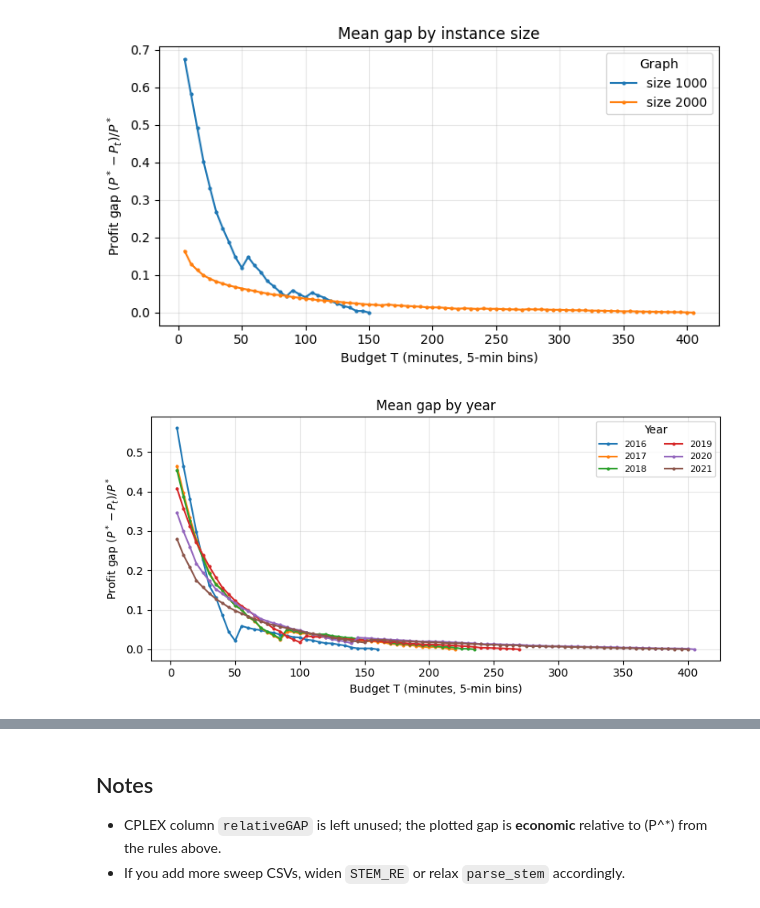
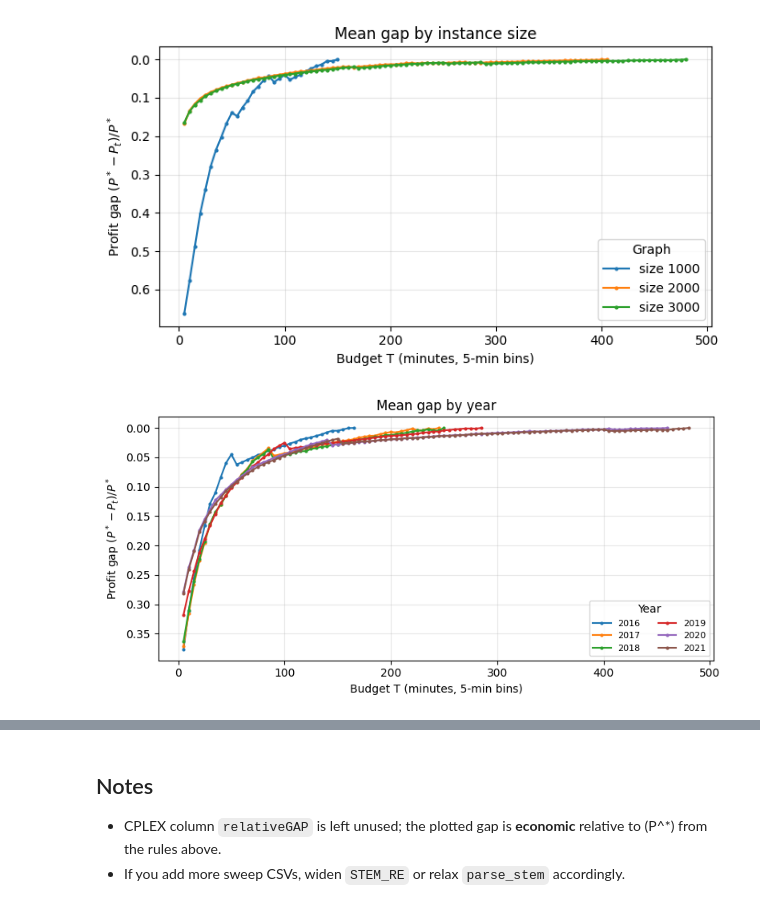
Before and after one commit to matheusdiogenesandrade/CBRP, a Jupyter notebook: reports/path_sweep_profit_gap.ipynb, the cells around one changed output, grey strips where cells are left out. Saved outputs shown, nothing was run; the diff lists cells and outputs as text; code cells hidden in the pictures.

```diff
--- a/reports/path_sweep_profit_gap.ipynb
+++ b/reports/path_sweep_profit_gap.ipynb
@@ -45,7 +61,7 @@ REL_BIN_WIDTH = 0.05  # fraction of per-file T_max
 STEM_RE = re.compile(
     #r"^notified-alto-santo-(?P<size>1000|2000|3000)-(?P<year>20\d{2})\.csv$"
     #r"^brkga-notified-limoeiro-(?P<size>1000|2000|3000)-(?P<year>20\d{2})\.csv$"
-    r"^brkga-notified-limoeiro-(?P<size>1000|2000)-(?P<year>20\d{2})\.(csv|txt)$"
+    r"^brkga-notified-limoeiro-(?P<size>1000|2000|3000)-(?P<year>20\d{2})\.(csv|txt)$"
 )
 
 
@@ -72,8 +88,12 @@ def reference_profit(df: pd.DataFrame, stem: str) -> Tuple[float, str]:
     return float(df["_cost"].max()), "max_cost_fallback"
 
 
-def load_sweep_csvs(data_dir: Path) -> pd.DataFrame:
-    paths = sorted(data_dir.glob(GLOB_PATTERN))
+def load_sweep_csvs(
+    data_dir: Path,
+    glob_pattern: str = GLOB_PATTERN,
+    method_label: str = METHOD_LABEL,
+) -> pd.DataFrame:
+    paths = sorted(data_dir.glob(glob_pattern))
     frames: List[pd.DataFrame] = []
     for p in paths:
         meta = parse_stem(p)
@@ -83,17 +103,25 @@ def load_sweep_csvs(data_dir: Path) -> pd.DataFrame:
         raw = pd.read_csv(p)
         p_star, rule = reference_profit(raw, p.name)
         raw["source_file"] = p.name
+        raw["method"] = method_label
         raw["size"] = size
         raw["year"] = int(year)
         raw["P_star"] = p_star
         raw["P_star_rule"] = rule
         frames.append(raw)
     if not frames:
-        raise FileNotFoundError(f"No CSVs matching {GLOB_PATTERN} under {data_dir}")
+        raise FileNotFoundError(f"No CSVs matching {glob_pattern} under {data_dir}")
     out = pd.concat(frames, ignore_index=True)
     return out
 
 
+# Single method (default). For ratio profiles, concat multiple loads, e.g.:
+# frames = [
+#     load_sweep_csvs(DATA_DIR, "solutions/brkga-notified-limoeiro-*.*", "BRKGA"),
+#     load_sweep_csvs(DATA_DIR, "solutions/path-notified-limoeiro-*.*", "Path"),
+# ]
+# df_raw = pd.concat(frames, ignore_index=True)
+
 df_raw = load_sweep_csvs(DATA_DIR)
 print(f"Loaded {df_raw['source_file'].nunique()} files, {len(df_raw)} rows")
 print(df_raw.groupby("source_file")["P_star"].first().sort_index().to_string())
@@ -149,0 +182,11 @@ df[["budget_T", "P_t", "P_star", "profit_gap", "terminal", "source_file", "size"
+# %%
+# Per-case reference budget and profit (one row per sweep file)
+case_table = (
+    df.groupby("source_file", as_index=False)
+    .agg(T_max=("budget_T", "max"), P_star=("P_star", "first"))
+    .rename(columns={"source_file": "case_name"})
+    .sort_values("case_name")
+    .reset_index(drop=True)
+)
+case_table.to_csv("relation_budget_profit_gap.csv", index=False)
+case_table
@@ -285,31 +726,33 @@ ax.set_ylabel("Profit gap $(P^* - P_t) / P^*$")
 ax.set_title("Mean gap by instance size")
 ax.grid(True, alpha=0.3)
 ax.legend(title="Graph")
+ax.invert_yaxis()
 plt.tight_layout()
 # %% [output]
-[figure, old version]
+[figure, new version]
 # %%
 plt.show()
 # %%
 # Optional: mean gap by calendar year (3 instances per year)
 fig, ax = plt.subplots(figsize=(8, 4))
 for yr, sub in df.groupby("year"):
     gb = (
         sub.groupby("budget_bin", as_index=False)
         .agg(mean_gap=("profit_gap", "mean"))
         .sort_values("budget_bin")
     )
     ax.plot(gb["budget_bin"], gb["mean_gap"], marker="o", markersize=2, label=str(yr))
 
 ax.set_xlabel("Budget T (minutes, 5-min bins)")
 ax.set_ylabel("Profit gap $(P^* - P_t) / P^*$")
 ax.set_title("Mean gap by year")
 ax.grid(True, alpha=0.3)
 ax.legend(title="Year", ncol=2, fontsize=8)
+ax.invert_yaxis()
 plt.tight_layout()
 plt.show()
 # %% [output]
-[figure, old version]
+[figure, new version]
 # %%
 # Serviced blocks vs budget T (aggregated across sweep CSVs)
 fig, axes = plt.subplots(1, 2, figsize=(11, 4), sharey=True)
```
Also changed, not shown: parts of 16 cells of this notebook, 9 other files.
